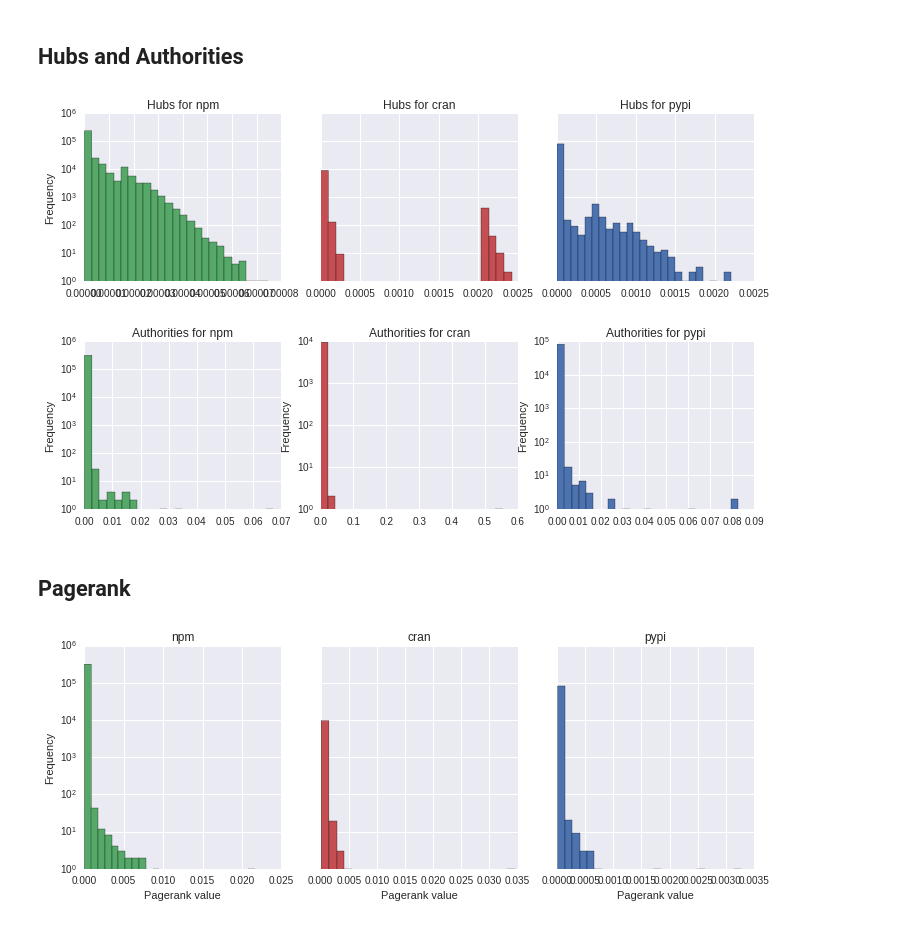
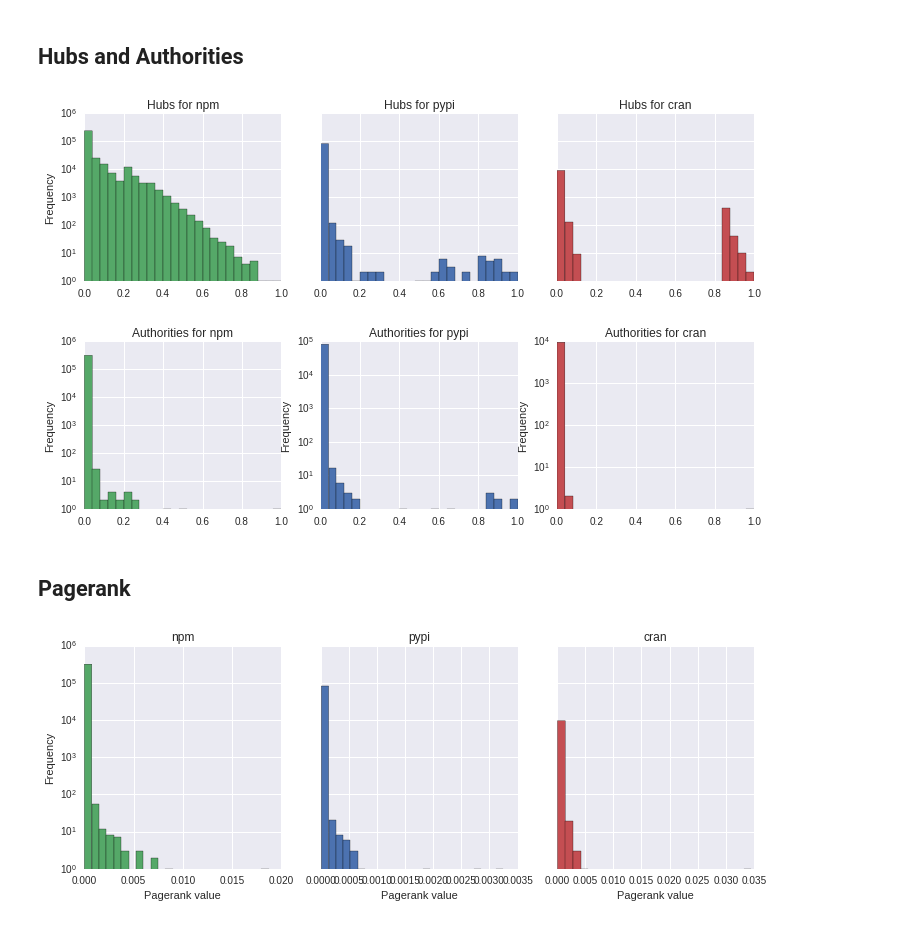
Before and after one commit to maelick/ecos-analysis, a Jupyter notebook: WEA2016-ecos/notebook/Ecosystem graphs.ipynb, the cells around one changed output. Cells and saved outputs as stored; diff of their text form; code cells hidden in the pictures.

```diff
--- a/WEA2016-ecos/notebook/Ecosystem graphs.ipynb
+++ b/WEA2016-ecos/notebook/Ecosystem graphs.ipynb
@@ -118,8 +127,8 @@ ax.set_title('Reverse dependencies (non-zero)')
 print('Most required packages')
 for ecos, graph in graphs.items():
     print(ecos, ':', end=' ')
-    for package, degree in sorted(graph.in_degree_iter(), key=lambda x: x[1], reverse=True)[:10]:
-        print('{} ({})'.format(package, degree), end=', ')
+    for vertex, degree in sorted(zip(graph.vs, graph.indegree()), key=lambda x: x[1], reverse=True)[:10]:
+        print('{} ({})'.format(vertex['name'], degree), end=', ')
     print()
 
 print()
@@ -127,8 +136,8 @@ print()
 print('Most dependent packages')
 for ecos, graph in graphs.items():
     print(ecos, ':', end=' ')
-    for package, degree in sorted(graph.out_degree_iter(), key=lambda x: x[1], reverse=True)[:10]:
-        print('{} ({})'.format(package, degree), end=', ')
+    for vertex, degree in sorted(zip(graph.vs, graph.outdegree()), key=lambda x: x[1], reverse=True)[:10]:
+        print('{} ({})'.format(vertex['name'], degree), end=', ')
     print()
 # %% [output]
 Most required packages
@@ -145,7 +154,7 @@ pypi : mitmproxy (35), onegov.core (35), gnocchi (34), socorrolib (30), wheresyo
 # %%
 data = {ecos: {} for ecos in graphs.keys()}
 for ecos, graph in graphs.items():
-    for component, size in Counter(len(component) for component in networkx.weakly_connected_components(graph)).items():
+    for component, size in Counter(len(component) for component in graph.components(mode=igraph.WEAK)).items():
         data[ecos][component] = size
 df = pandas.DataFrame.from_dict(data)
 print('Number of (weakly) connected components by component size')
@@ -189,7 +198,8 @@ ax.set_ylim(bottom=0)
 # %%
 data = []
 for ecos, graph in graphs.items():
-    graph = graph.to_undirected()
+    # Convert igraph to networkx
+    graph = igraph_to_networkx(graph).to_undirected()
     components = networkx.connected_components(graph)
     for component in filter(lambda c: 200000 > len(c) > 1, components):
         subgraph = graph.subgraph(component)
@@ -202,8 +212,7 @@ use_cache = True
 
 if not use_cache:
     from random import sample
-
-    graph = graphs['npm'].to_undirected()
+    graph = igraph_to_networkx(graphs['npm']).to_undirected()
     max_component = max(networkx.connected_components(graph), key=len)
     subgraph = graph.subgraph(max_component)
 
@@ -255,20 +264,20 @@ ax.set_title('Average shortest path length for each\nweakly connected component
 # %%
 fig_hubs, ax_hubs = matplotlib.pyplot.subplots(ncols=3, sharey=True)
 fig_hubs.set_size_inches((12, 3))
 
 fig_auth, ax_authorities = matplotlib.pyplot.subplots(ncols=3)
 fig_auth.set_size_inches((12, 3))
 
 for i, (ecos, graph) in enumerate(graphs.items()):
-    hubs, authorities = networkx.hits_scipy(graph)
+    hubs, authorities = graph.hub_score(), graph.authority_score()
     hubs, authorities = pandas.Series(hubs), pandas.Series(authorities)
     hubs.plot.hist(label=ecos, ax=ax_hubs[i], bins=25, logy=True, color=COLORS[ecos])
     authorities.plot.hist(label=ecos, ax=ax_authorities[i], bins=25, logy=True, color=COLORS[ecos])
     ax_hubs[i].set_title('Hubs for {}'.format(ecos))
     ax_authorities[i].set_title('Authorities for {}'.format(ecos))
 # %% [output]
-[figure, old version]
+[figure, new version]
-[figure, old version]
+[figure, new version]
 # %% [markdown]
 ## Pagerank
 # %%
@@ -276,9 +285,9 @@ fig, axes = matplotlib.pyplot.subplots(ncols=3, sharey=True)
 fig.set_size_inches((12, 4))
 
 for i, (ecos, graph) in enumerate(graphs.items()):
-    pagerank = networkx.pagerank(graph)
+    pagerank = graph.pagerank()
     pandas.Series(pagerank).plot.hist(label=ecos, ax=axes[i], bins=25, logy=True, color=COLORS[ecos])
     axes[i].set_title(ecos)
     axes[i].set_xlabel('Pagerank value')
 # %% [output]
-[figure, old version]
+[figure, new version]
```
Also changed, not shown: parts of 9 cells of this notebook, 1 other file.
